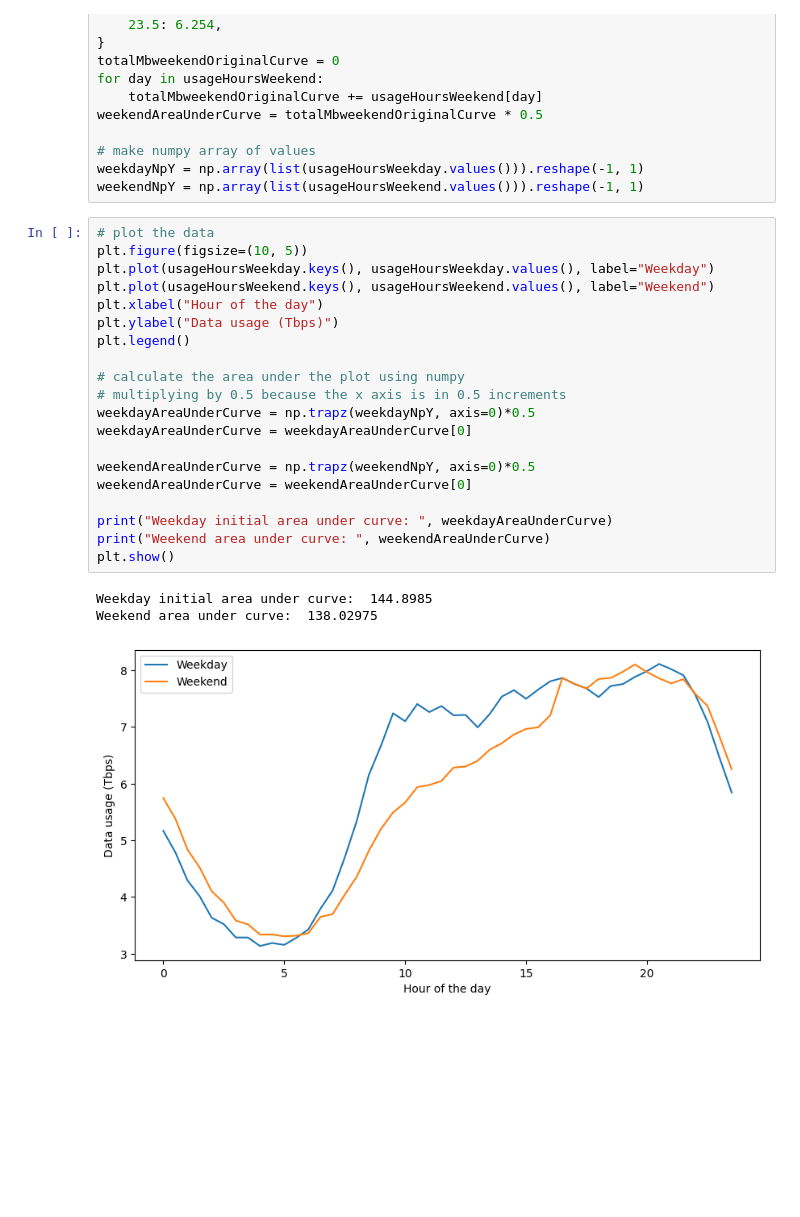
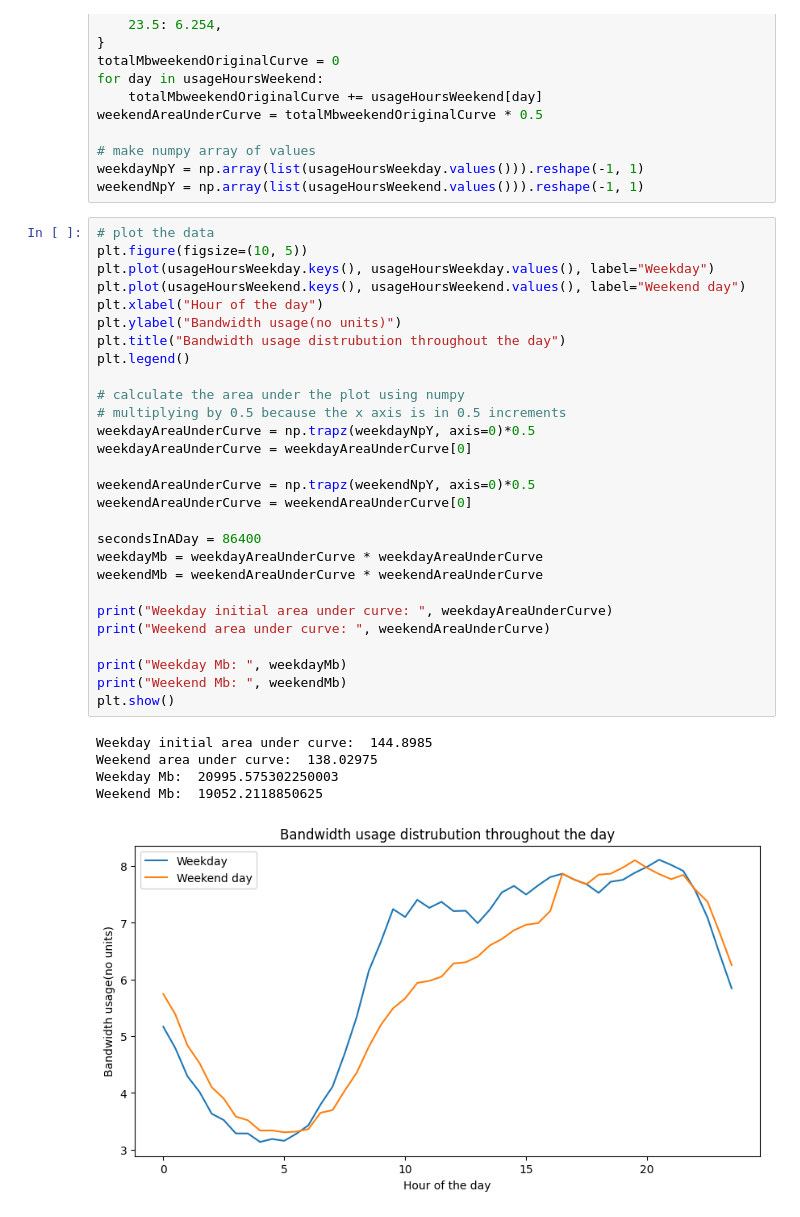
Before and after one commit to Flippergail/m3challenge, a Jupyter notebook: 2021Q2.ipynb, the cells around one changed output. Drawn from its saved outputs; the diff is of its cells as text; blank space fills up the shorter version.

```diff
--- a/2021Q2.ipynb
+++ b/2021Q2.ipynb
@@ -124,27 +124,37 @@ weekendNpY = np.array(list(usageHoursWeekend.values())).reshape(-1, 1)
 # %%
 # plot the data
 plt.figure(figsize=(10, 5))
 plt.plot(usageHoursWeekday.keys(), usageHoursWeekday.values(), label="Weekday")
-plt.plot(usageHoursWeekend.keys(), usageHoursWeekend.values(), label="Weekend")
+plt.plot(usageHoursWeekend.keys(), usageHoursWeekend.values(), label="Weekend day")
 plt.xlabel("Hour of the day")
-plt.ylabel("Data usage (Tbps)")
+plt.ylabel("Bandwidth usage(no units)")
+plt.title("Bandwidth usage distrubution throughout the day")
 plt.legend()
 
 # calculate the area under the plot using numpy
 # multiplying by 0.5 because the x axis is in 0.5 increments
 weekdayAreaUnderCurve = np.trapz(weekdayNpY, axis=0)*0.5
 weekdayAreaUnderCurve = weekdayAreaUnderCurve[0]
 
 weekendAreaUnderCurve = np.trapz(weekendNpY, axis=0)*0.5
 weekendAreaUnderCurve = weekendAreaUnderCurve[0]
 
+secondsInADay = 86400
+weekdayMb = weekdayAreaUnderCurve * weekdayAreaUnderCurve
+weekendMb = weekendAreaUnderCurve * weekendAreaUnderCurve
+
 print("Weekday initial area under curve: ", weekdayAreaUnderCurve)
 print("Weekend area under curve: ", weekendAreaUnderCurve)
+
+print("Weekday Mb: ", weekdayMb)
+print("Weekend Mb: ", weekendMb)
 plt.show()
 # %% [output]
 Weekday initial area under curve:  144.8985
 Weekend area under curve:  138.02975
+Weekday Mb:  20995.575302250003
+Weekend Mb:  19052.2118850625
-[figure, old version]
+[figure, new version]
 # %%
 # manually calculate the total Mb used by a given person per week by multiplying how many hours
 # that given person does a given activity by the Mb used per hour for that activity then
```
Also changed, not shown: parts of 4 cells of this notebook, 1 other file.
